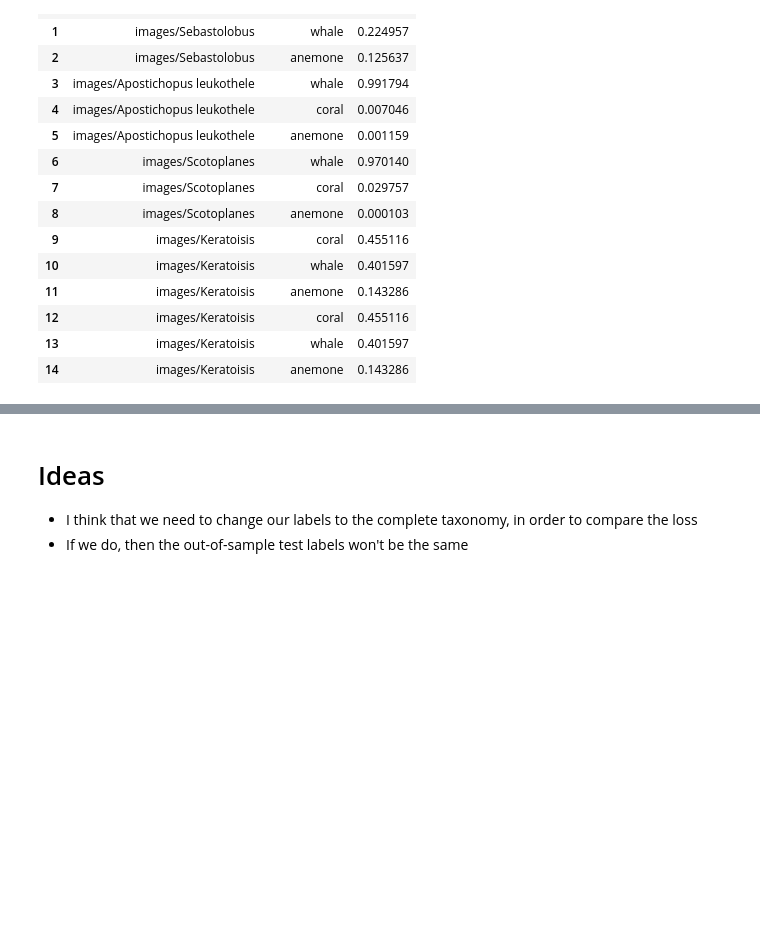
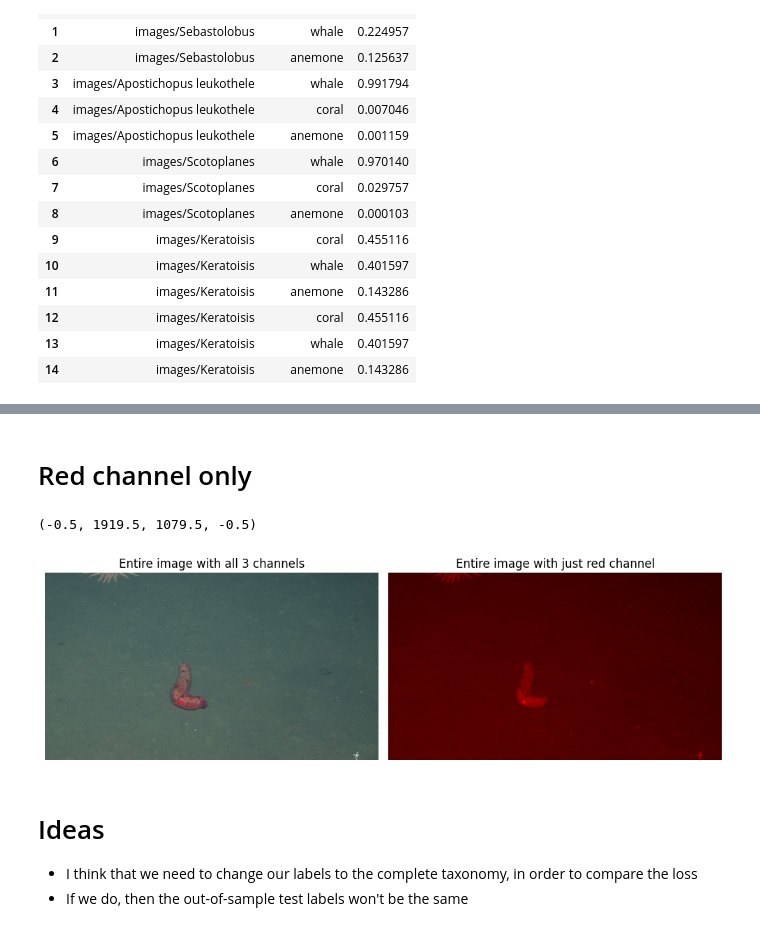
Before and after one commit to JulianaGomez/fathomnet2025, a Jupyter notebook: bioclip-test.ipynb, the cells around one changed output, grey strips where cells are left out. Drawn from its saved outputs; the diff is of its cells as text; code cells hidden in the pictures; blank space fills up the shorter version.

```diff
--- a/bioclip-test.ipynb
+++ b/bioclip-test.ipynb
@@ -154,3 +248,25 @@ df_custom
+# %% [markdown]
+# Red channel only
+# %%
+img_mono =  plt.imread(f"{example_image_path}")
+img_mono.shape
+
+#set blue and green channels to 0
+img_mono_copy = img_mono.copy()
+img_mono_copy[:,:,1] = 0
+img_mono_copy[:,:,2] = 0
+
+fig, axs = plt.subplots(nrows=1, ncols=2, figsize=(10, 10), tight_layout=True)
+axs[0].imshow(img_mono)
+axs[0].set_title("Entire image with all 3 channels")
+axs[0].axis("off")
+
+axs[1].imshow(img_mono_copy, cmap="gray")
+axs[1].set_title("Entire image with just red channel")
+axs[1].axis("off")
+# %% [output]
+(-0.5, 1919.5, 1079.5, -0.5)
+[figure, added]
 # %% [markdown]
 # Ideas
 
```
Also changed, not shown: parts of 10 cells of this notebook.
